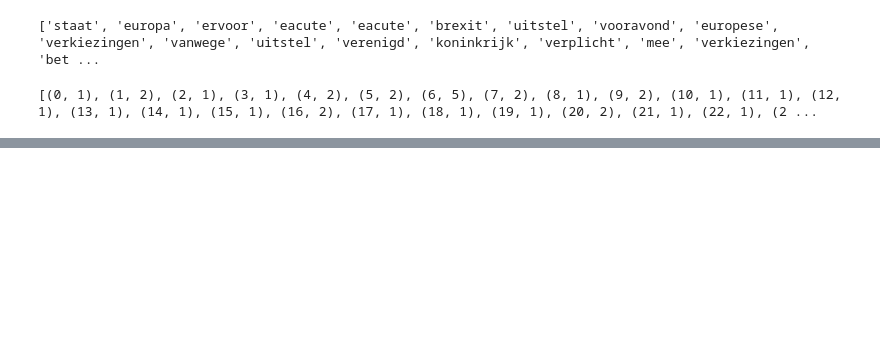
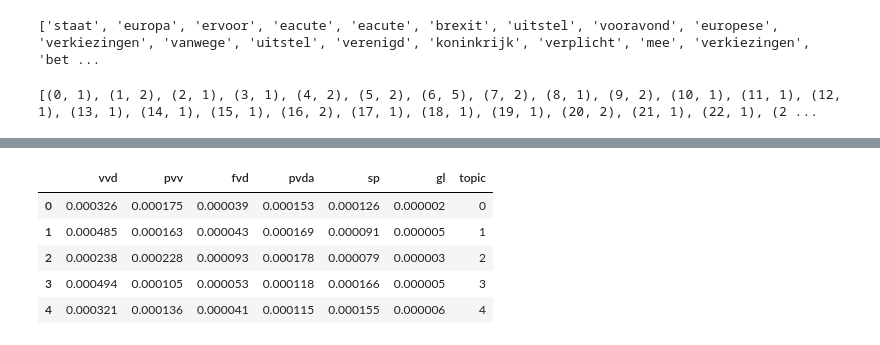
Before and after one commit to Chris-Congleton/Chris-Congleton, a Jupyter notebook: ReverbChannelTestData.ipynb, the cells around one changed output, grey strips where cells are left out. Cells and saved outputs as stored; diff of their text form; code cells hidden in the pictures; blank space fills up the shorter version.

```diff
--- a/ReverbChannelTestData.ipynb
+++ b/ReverbChannelTestData.ipynb
@@ -197,0 +215,11 @@ doc_lda = lda_model[corpus]
+# %%
+df_tt = terms_topics_frame(['vvd', 'pvv', 'fvd', 'pvda', 'sp', 'gl'])
+df_tt['topic'] = df_tt.index
+df_tt.head()
+# %% [output]
+|  | vvd | pvv | fvd | pvda | sp | gl | topic |
+| 0 | 0.000326 | 0.000175 | 0.000039 | 0.000153 | 0.000126 | 0.000002 | 0 |
+| 1 | 0.000485 | 0.000163 | 0.000043 | 0.000169 | 0.000091 | 0.000005 | 1 |
+| 2 | 0.000238 | 0.000228 | 0.000093 | 0.000178 | 0.000079 | 0.000003 | 2 |
+| 3 | 0.000494 | 0.000105 | 0.000053 | 0.000118 | 0.000166 | 0.000005 | 3 |
+| 4 | 0.000321 | 0.000136 | 0.000041 | 0.000115 | 0.000155 | 0.000006 | 4 |
```
Also changed, not shown: parts of 7 cells of this notebook.
